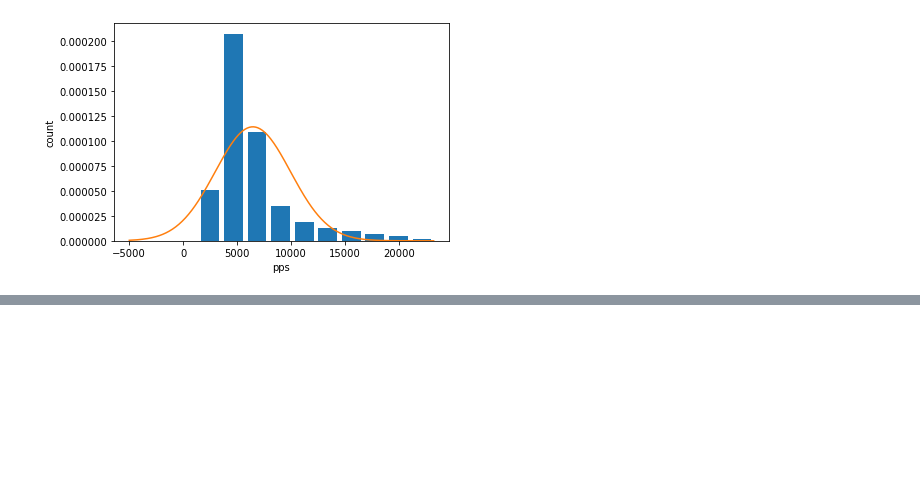
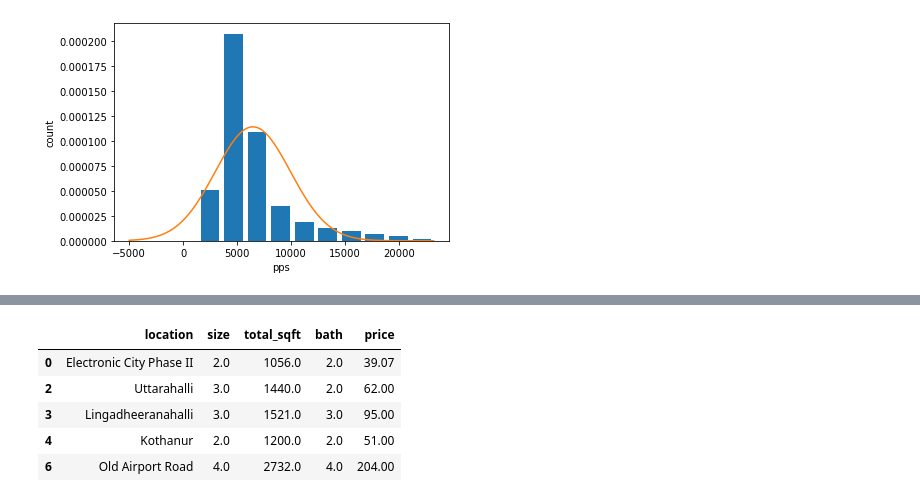
Before and after one commit to HarshitJain28/py, a Jupyter notebook: project1/Bengaluru_House_Pricing.ipynb, the cells around one changed output, grey strips where cells are left out. Cells and saved outputs as stored; diff of their text form; code cells hidden in the pictures; blank space fills up the shorter version.

```diff
--- a/project1/Bengaluru_House_Pricing.ipynb
+++ b/project1/Bengaluru_House_Pricing.ipynb
@@ -290,0 +340,10 @@ plt.plot(rng,norm.pdf(rng,df5.price_per_sqft.mean(),df5.price_per_sqft.std()))
+# %%
+df7 = df7.drop(['price_per_sqft','z_score'],axis='columns')
+df7.head()
+# %% [output]
+|  | location | size | total_sqft | bath | price |
+| 0 | Electronic City Phase II | 2.0 | 1056.0 | 2.0 | 39.07 |
+| 2 | Uttarahalli | 3.0 | 1440.0 | 2.0 | 62.00 |
+| 3 | Lingadheeranahalli | 3.0 | 1521.0 | 3.0 | 95.00 |
+| 4 | Kothanur | 2.0 | 1200.0 | 2.0 | 51.00 |
+| 6 | Old Airport Road | 4.0 | 2732.0 | 4.0 | 204.00 |
```
Also changed, not shown: parts of 13 cells of this notebook, 2 other files.
